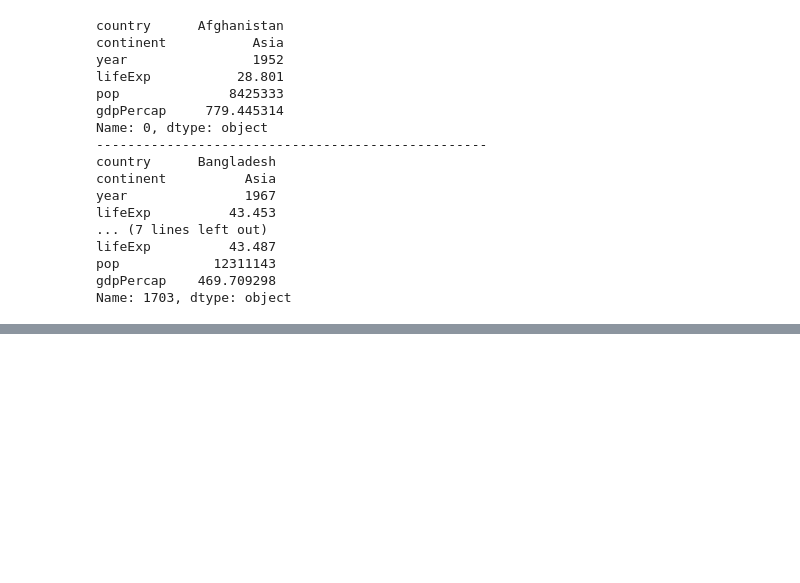
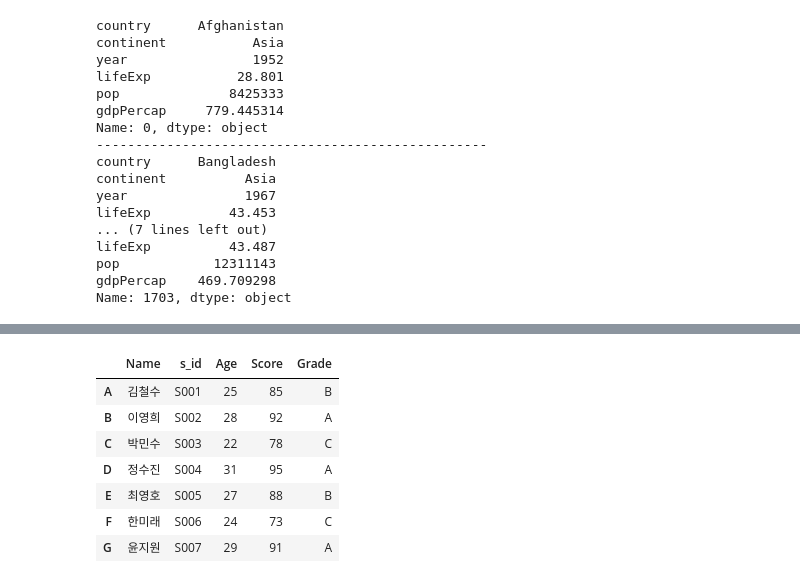
Before and after one commit to sjun4040/hipython_rep, a Jupyter notebook: 14.판다스.ipynb, the cells around one changed output, grey strips where cells are left out. Saved outputs shown, nothing was run; the diff lists cells and outputs as text; code cells hidden in the pictures; blank space fills up the shorter version.

```diff
--- a/14.판다스.ipynb
+++ b/14.판다스.ipynb
@@ -407,0 +539,16 @@ Name: 1703, dtype: object
+# %%
+
+df.drop('등급',axis=1,inplace=True)
+# %%
+df.drop(7, axis=0, inplace=True)
+# %%
+df
+# %% [output]
+|  | Name | s_id | Age | Score | Grade |
+| A | 김철수 | S001 | 25 | 85 | B |
+| B | 이영희 | S002 | 28 | 92 | A |
+| C | 박민수 | S003 | 22 | 78 | C |
+| D | 정수진 | S004 | 31 | 95 | A |
+| E | 최영호 | S005 | 27 | 88 | B |
+| F | 한미래 | S006 | 24 | 73 | C |
+| G | 윤지원 | S007 | 29 | 91 | A |
```
Also changed, not shown: parts of 32 cells of this notebook, 3 other files.
